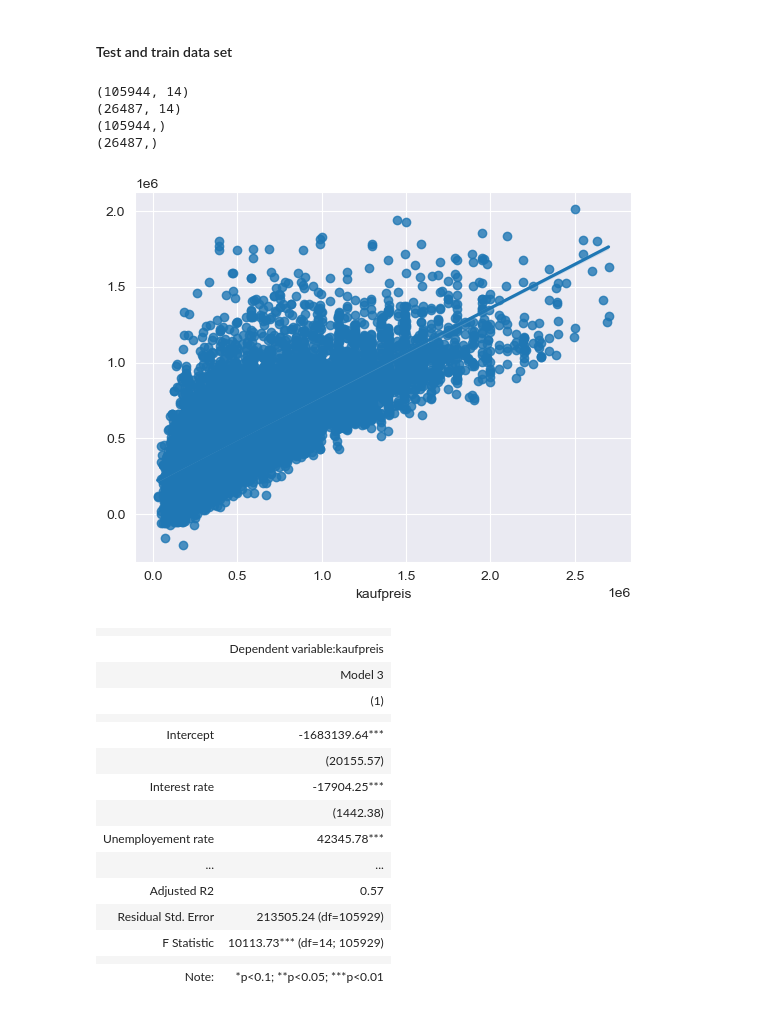
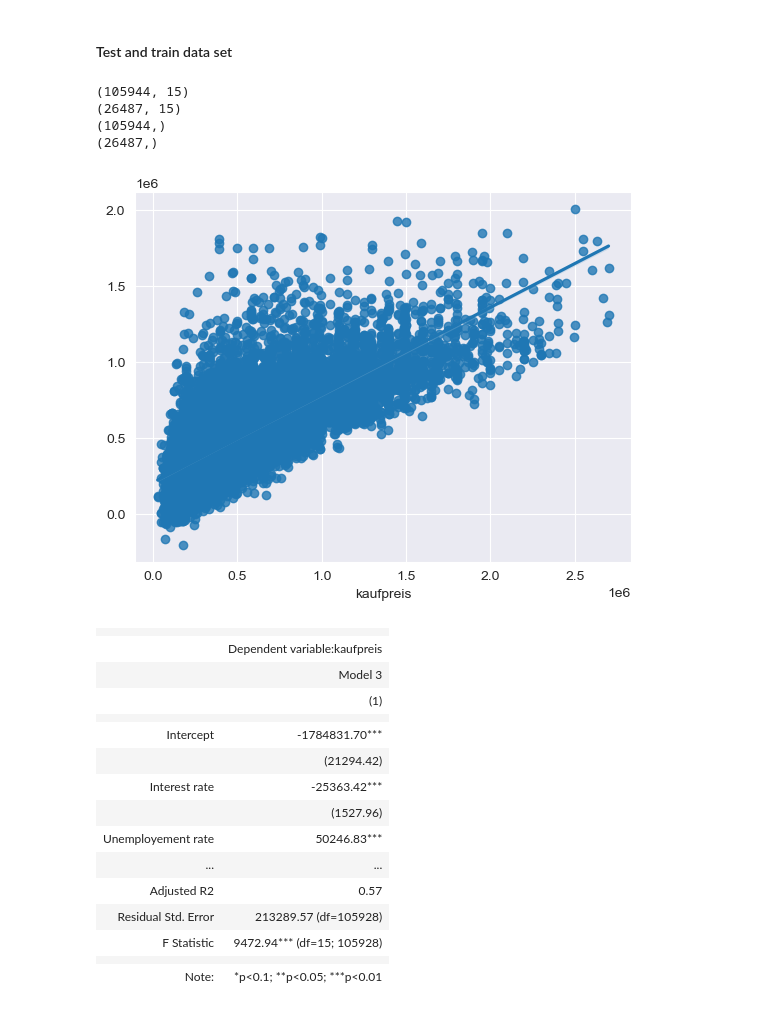
Before and after one commit to pvseydlitz/BachelorThesis, a Jupyter notebook: regression_hk_cities.ipynb, the cells around one changed output. Cells and saved outputs as stored; diff of their text form; code cells hidden in the pictures.

```diff
--- a/regression_hk_cities.ipynb
+++ b/regression_hk_cities.ipynb
@@ -541,7 +541,7 @@ df_gdp_per_capita['date_month'] = df_gdp_per_capita.apply(lambda x: add_month(x.
 df_gdp_per_capita['BIP_pro_kopf'] = df_gdp_per_capita['BIP_pro_kopf'].div(12)
 df_gdp_per_capita.drop(columns=['Jahr', 'rowIndex'], axis=1, inplace=True)
 
-df_original_2 = pd.merge(df_original, df_gdp_per_capita, how="inner", on="date_month")
+df_original = pd.merge(df_original, df_gdp_per_capita, how="inner", on="date_month")
 
 filepath = Path('./Data/Cleaned-Datasets/HK_macro_factors_cleaned.csv')
 df_original.to_csv(filepath)
@@ -559,8 +559,8 @@ df_original.head()
 # %% [markdown]
 ### Regression analysis Macroeconomic factors monthly data
 # %%
-X = df_original_2[['interest_rate', 'Erwerbslosenquote', 'housing_construction_investment', 'disposable_income', 'Baugenehmigungen', 'BIP_pro_kopf']]
-Y = df_original_2['kaufpreis']
+X = df_original[['interest_rate', 'Erwerbslosenquote', 'housing_construction_investment', 'disposable_income', 'Baugenehmigungen', 'BIP_pro_kopf']]
+Y = df_original['kaufpreis']
 
 X_train, X_test, y_train, y_test = train_test_split(X, Y, test_size=0.2, random_state=101)
 print(X_train.shape)
@@ -642,8 +644,8 @@ def convert_date(x):
 
 df_both_factors['date_month'] = df_both_factors.apply(lambda x: convert_date(x['edat']), axis = 1)
 
-df_original_2.drop(columns=['kaufpreis', 'price_sqm'], axis=1, inplace=True)
-df_both_factors = pd.merge(df_both_factors, df_original_2, how="left", on="date_month")
+df_original.drop(columns=['kaufpreis', 'price_sqm'], axis=1, inplace=True)
+df_both_factors = pd.merge(df_both_factors, df_original, how="left", on="date_month")
 
 filepath = Path('./Data/Cleaned-Datasets/HK_both_factors_cleaned.csv')
 df_both_factors.to_csv(filepath)
@@ -664,42 +666,42 @@ df_both_factors.head()
 # %% [markdown]
 #### Test and train data set
 # %%
-X = df_both_factors[['interest_rate', 'Erwerbslosenquote', 'disposable_income', 'housing_construction_investment', 'Baugenehmigungen', 'wohnflaeche', 'grundstuecksflaeche', 'zimmeranzahl', 'schlafzimmer', 'badezimmer', 'keller', 'parkplatz', 'age','objektzustand']]
+X = df_both_factors[['interest_rate', 'Erwerbslosenquote', 'disposable_income', 'housing_construction_investment', 'Baugenehmigungen', 'BIP_pro_kopf', 'wohnflaeche', 'grundstuecksflaeche', 'zimmeranzahl', 'schlafzimmer', 'badezimmer', 'keller', 'parkplatz', 'age','objektzustand']]
 Y = df_both_factors['kaufpreis']
 
 X_train, X_test, y_train, y_test = train_test_split(X, Y, test_size=0.2, random_state=101)
 print(X_train.shape)
 print(X_test.shape)
 print(y_train.shape)
 print(y_test.shape)
 
 model = LinearRegression()
 model.fit(X_train,y_train)
 
 #print('Intercept:')
 #print(model.intercept_)
 
 coeff_parameter = pd.DataFrame(model.coef_,X.columns,columns=['Coefficient'])
 #print(coeff_parameter)
 
 predictions = model.predict(X_test)
 sns.regplot(x=y_test, y=predictions)
 
 X_train_Sm= sm.add_constant(X_train)
 ls=sm.OLS(y_train,X_train_Sm).fit()
 #print(ls.summary())
 # %% [output]
-(105944, 14)
-(26487, 14)
+(105944, 15)
+(26487, 15)
 (105944,)
 (26487,)
-[figure, old version]
+[figure, new version]
 # %%
 from stargazer.stargazer import Stargazer
 stargazer_tab = Stargazer([ls])
 stargazer_tab.custom_columns('Model 3')
 stargazer_tab.significant_digits(2)
-stargazer_tab.covariate_order(['const', 'interest_rate', 'Erwerbslosenquote', 'disposable_income', 'housing_construction_investment', 'Baugenehmigungen', 'age', 'wohnflaeche', 'zimmeranzahl', 'grundstuecksflaeche', 'schlafzimmer', 'badezimmer', 'parkplatz', 'keller', 'objektzustand'])
+stargazer_tab.covariate_order(['const', 'interest_rate', 'Erwerbslosenquote', 'disposable_income', 'housing_construction_investment', 'Baugenehmigungen', 'BIP_pro_kopf', 'age', 'wohnflaeche', 'zimmeranzahl', 'grundstuecksflaeche', 'schlafzimmer', 'badezimmer', 'parkplatz', 'keller', 'objektzustand'])
 stargazer_tab.rename_covariates({
     'interest_rate': 'Interest rate',
     'Erwerbslosenquote': 'Unemployement rate',
@@ -707,7 +709,7 @@ stargazer_tab.rename_covariates({
     'disposable_income': 'Disposable income',
     'housing_construction_investment': 'Investment in housing construction as percentage of BIP',
     'Baugenehmigungen': 'Number of construction permissions',
-    'transactions': 'Number of transactions',
+    'BIP_pro_kopf': 'GDP per capita',
     'age': 'Age',
     'badezimmer': 'Number of bathrooms',
     'const': 'Intercept',
@@ -727,15 +729,15 @@ stargazer_tab
 |  | Model 3 |
 |  | (1) |
 |  |  |
-| Intercept | -1683139.64*** |
-|  | (20155.57) |
-| Interest rate | -17904.25*** |
-|  | (1442.38) |
-| Unemployement rate | 42345.78*** |
+| Intercept | -1784831.70*** |
+|  | (21294.42) |
+| Interest rate | -25363.42*** |
+|  | (1527.96) |
+| Unemployement rate | 50246.83*** |
 | ... | ... |
 | Adjusted R2 | 0.57 |
-| Residual Std. Error | 213505.24 (df=105929) |
-| F Statistic | 10113.73*** (df=14; 105929) |
+| Residual Std. Error | 213289.57 (df=105928) |
+| F Statistic | 9472.94*** (df=15; 105928) |
 |  |  |
 | Note: | *p<0.1; **p<0.05; ***p<0.01 |
 # %%
```
Also changed, not shown: parts of 1 cell of this notebook, 5 other files.
